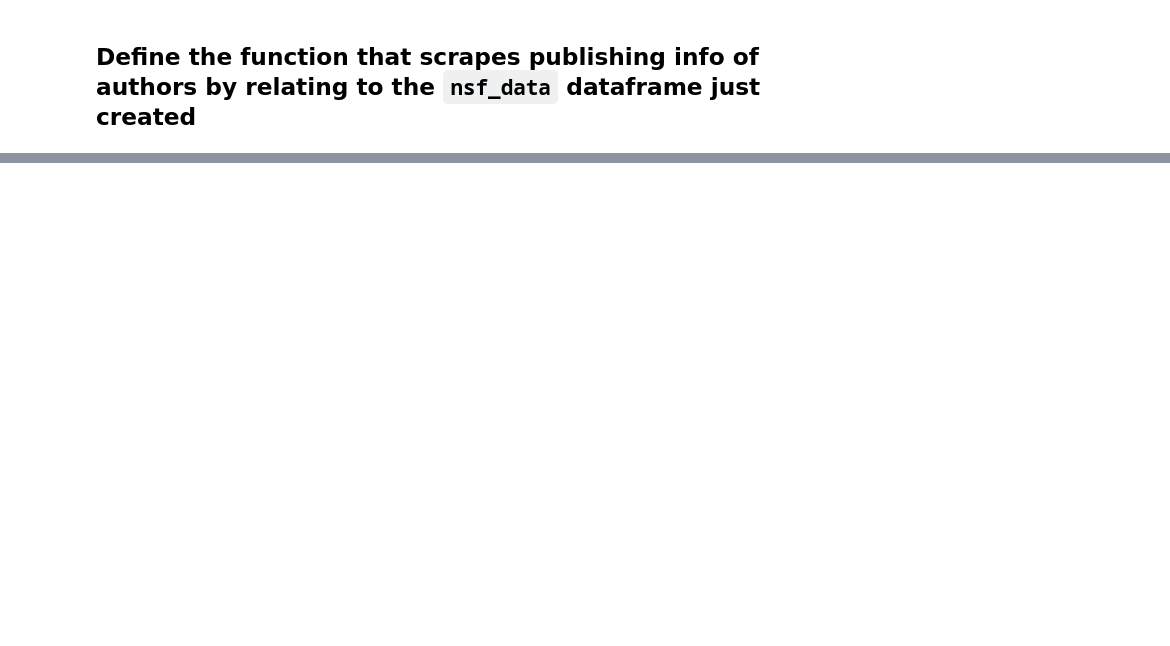
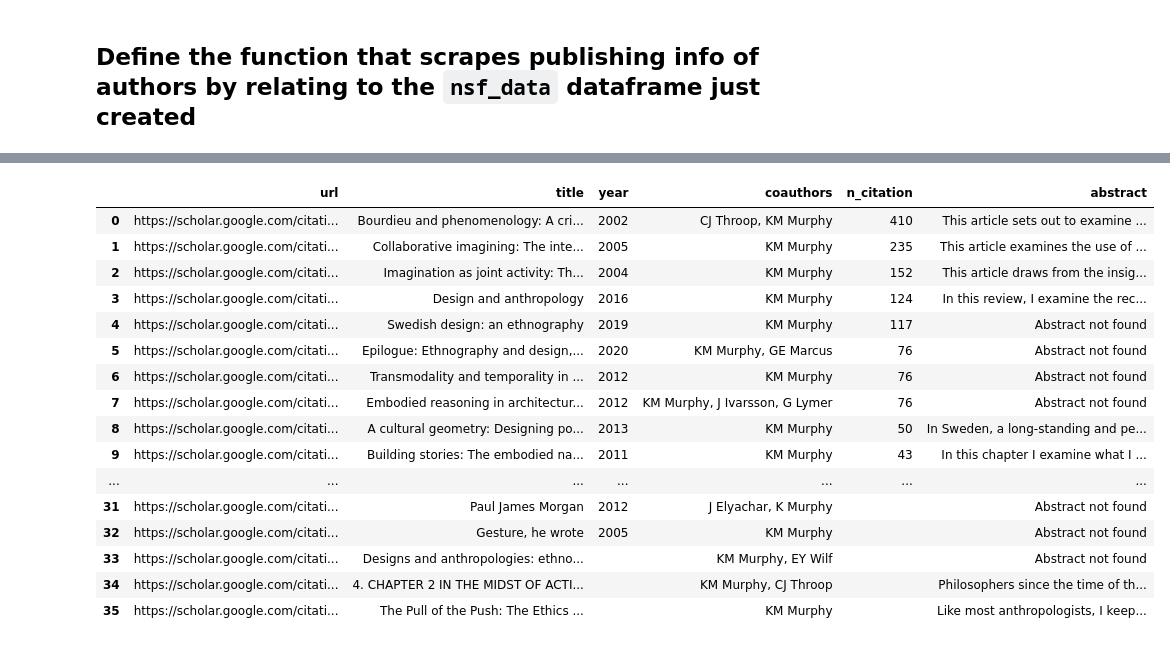
Before and after one commit to Vindmn1234/NSF-funding-research-project-, a Jupyter notebook: NSF_&_Google_Scholar.ipynb, the cells around one changed output, grey strips where cells are left out. Cells and saved outputs as stored; diff of their text form; code cells hidden in the pictures; blank space fills up the shorter version.

```diff
--- a/NSF_&_Google_Scholar.ipynb
+++ b/NSF_&_Google_Scholar.ipynb
@@ -317,0 +362,24 @@ update_and_save_dataframe(nsf_df[:1]) # updates and saves the dataframe into a n
+# %%
+# example use
+author_info, publication_info = scrape_author(nsf_df[:1])
+
+
+publication_info
+# %% [output]
+|  | url | title | year | coauthors | n_citation | abstract |
+| 0 | https://scholar.google.com/citati... | Bourdieu and phenomenology: A cri... | 2002 | CJ Throop, KM Murphy | 410 | This article sets out to examine ... |
+| 1 | https://scholar.google.com/citati... | Collaborative imagining: The inte... | 2005 | KM Murphy | 235 | This article examines the use of ... |
+| 2 | https://scholar.google.com/citati... | Imagination as joint activity: Th... | 2004 | KM Murphy | 152 | This article draws from the insig... |
+| 3 | https://scholar.google.com/citati... | Design and anthropology | 2016 | KM Murphy | 124 | In this review, I examine the rec... |
+| 4 | https://scholar.google.com/citati... | Swedish design: an ethnography | 2019 | KM Murphy | 117 | Abstract not found |
+| 5 | https://scholar.google.com/citati... | Epilogue: Ethnography and design,... | 2020 | KM Murphy, GE Marcus | 76 | Abstract not found |
+| 6 | https://scholar.google.com/citati... | Transmodality and temporality in ... | 2012 | KM Murphy | 76 | Abstract not found |
+| 7 | https://scholar.google.com/citati... | Embodied reasoning in architectur... | 2012 | KM Murphy, J Ivarsson, G Lymer | 76 | Abstract not found |
+| 8 | https://scholar.google.com/citati... | A cultural geometry: Designing po... | 2013 | KM Murphy | 50 | In Sweden, a long‐standing and pe... |
+| 9 | https://scholar.google.com/citati... | Building stories: The embodied na... | 2011 | KM Murphy | 43 | In this chapter I examine what I ... |
+| ... | ... | ... | ... | ... | ... | ... |
+| 31 | https://scholar.google.com/citati... | Paul James Morgan | 2012 | J Elyachar, K Murphy |  | Abstract not found |
+| 32 | https://scholar.google.com/citati... | Gesture, he wrote | 2005 | KM Murphy |  | Abstract not found |
+| 33 | https://scholar.google.com/citati... | Designs and anthropologies: ethno... |  | KM Murphy, EY Wilf |  | Abstract not found |
+| 34 | https://scholar.google.com/citati... | 4. CHAPTER 2 IN THE MIDST OF ACTI... |  | KM Murphy, CJ Throop |  | Philosophers since the time of th... |
+| 35 | https://scholar.google.com/citati... | The Pull of the Push: The Ethics ... |  | KM Murphy |  | Like most anthropologists, I keep... |
```
Also changed, not shown: parts of 10 cells of this notebook.
